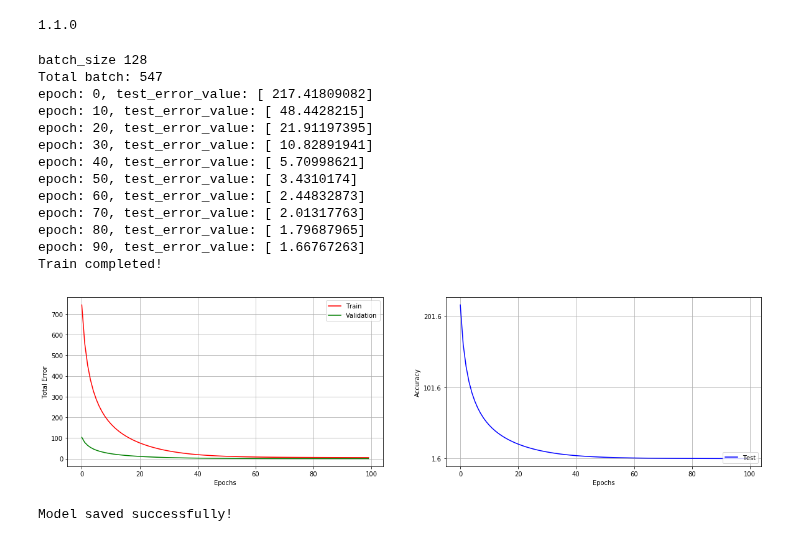
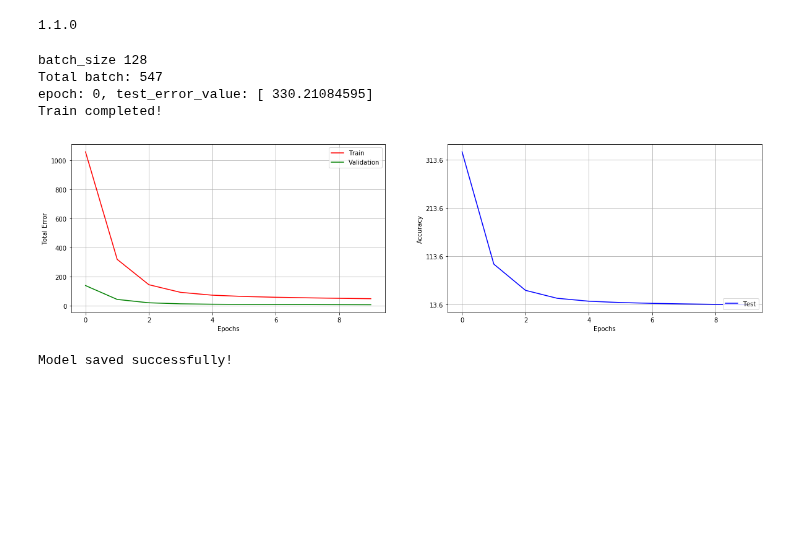
Before and after one commit to linklab/aiclass, a Jupyter notebook: 0.Professor/5.RNN/sine_function_rnn.ipynb, the cells around one changed output. Drawn from its saved outputs; the diff is of its cells as text; code cells hidden in the pictures; blank space fills up the shorter version.

```diff
--- a/0.Professor/5.RNN/sine_function_rnn.ipynb
+++ b/0.Professor/5.RNN/sine_function_rnn.ipynb
@@ -50,9 +50,13 @@ class RNN:
         self.xs = tf.split(value=self.xr, num_or_size_splits=self.n_steps, axis=0)
         self.y = tf.placeholder(tf.float32, [None, n_classes])
 
+        self.real_batch_size = tf.placeholder(tf.int32)
+
         self.rnn_cell = tf.contrib.rnn.BasicLSTMCell(num_units = n_state_units)
+        self.initial_state = self.rnn_cell.zero_state(batch_size=self.real_batch_size, dtype=tf.float32)
         self.outputs, self.final_state = tf.contrib.rnn.static_rnn(self.rnn_cell,
                                                                    self.xs,
+                                                                   initial_state=self.initial_state,
                                                                    dtype=tf.float32)
 
         self.W2 = tf.Variable(tf.random_normal([self.n_state_units, self.n_classes]))
@@ -82,30 +86,34 @@ class RNN:
                 batch_y = self.train['y'][i * self.batch_size: (i+1) * self.batch_size]
                 self.session.run((self.optimizer, self.error), feed_dict={
                     self.x: batch_x,
-                    self.y: batch_y
+                    self.y: batch_y,
+                    self.real_batch_size: len(batch_x)
                 })
 
             epoch_list.append(epoch)
 
             t_error_value = self.session.run(self.error, feed_dict={
                 self.x: self.train['x'],
-                self.y: self.train['y']
+                self.y: self.train['y'],
+                self.real_batch_size: len(self.train['x'])
             })
             train_error_value_list.append(t_error_value)
 
             v_error_value = self.session.run(self.error, feed_dict={
                 self.x: self.validation['x'],
-                self.y: self.validation['y']
+                self.y: self.validation['y'],
+                self.real_batch_size: len(self.validation['x'])
             })
             validation_error_value_list.append(v_error_value)
 
             pred_value, test_error_value = self.session.run([self.pred, self.error], feed_dict={
                 self.x: self.test['x'],
-                self.y: self.test['y']
+                self.y: self.test['y'],
+                self.real_batch_size: len(self.test['x'])
             })
             test_error_value_list.append(test_error_value)
 
-            if (epoch % 10 == 0):
+            if (epoch % 100 == 0):
                print("epoch: {0}, test_error_value: {1}".format(epoch, test_error_value))
 
         print("Train completed!")
@@ -118,7 +126,8 @@ class RNN:
 
     def get_final_test_pred(self, data_x):
         pred = self.session.run(self.pred, feed_dict={
-            self.x: data_x
+            self.x: data_x,
+            self.real_batch_size: len(data_x)
         })
         return pred
 # %%
@@ -166,33 +175,24 @@ def generate_data(func, x, n_steps):
 # %%
 batch_size = 128
 n_steps = 10
 n_inputs = 1
 n_state_units = 4
 n_classes = 1
 learning_rate = 0.01
-max_training_epochs = 100
+max_training_epochs = 10
 
 if __name__ == '__main__':
     with tf.Session() as session:
         rnn = RNN(session, batch_size, n_steps, n_inputs, n_state_units, n_classes)
         train, val, test = generate_data(np.sin, np.linspace(0, 100, 100000), n_steps)
         rnn.set_data(train, val, test)
         rnn.make_rnn(learning_rate)
         rnn.learning(max_training_epochs)
         rnn.saveModel()
 # %% [output]
 batch_size 128
 Total batch: 547
-epoch: 0, test_error_value: [ 217.41809082]
-epoch: 10, test_error_value: [ 48.4428215]
-epoch: 20, test_error_value: [ 21.91197395]
-epoch: 30, test_error_value: [ 10.82891941]
-epoch: 40, test_error_value: [ 5.70998621]
-epoch: 50, test_error_value: [ 3.4310174]
-epoch: 60, test_error_value: [ 2.44832873]
-epoch: 70, test_error_value: [ 2.01317763]
-epoch: 80, test_error_value: [ 1.79687965]
-epoch: 90, test_error_value: [ 1.66767263]
+epoch: 0, test_error_value: [ 330.21084595]
 Train completed!
-[figure, old version]
+[figure, new version]
 Model saved successfully!
```
Also changed, not shown: 4 other files.
